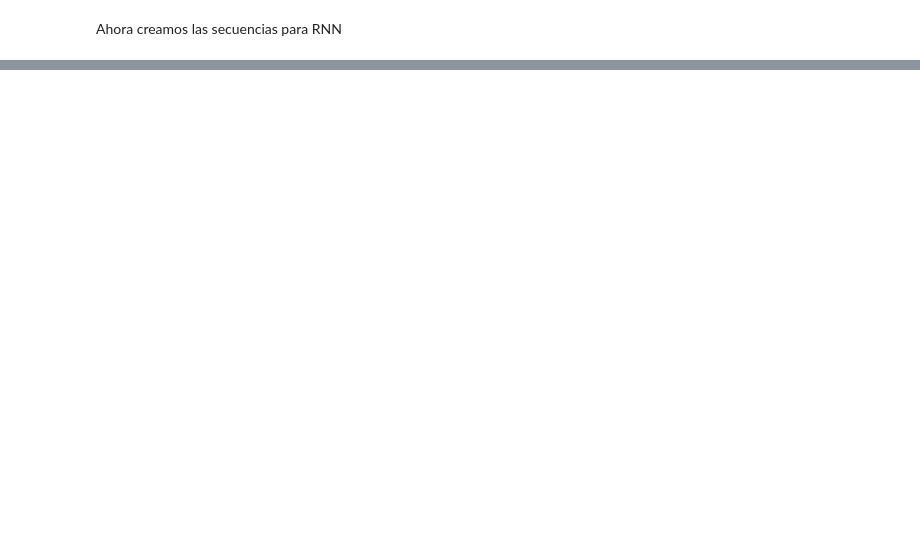
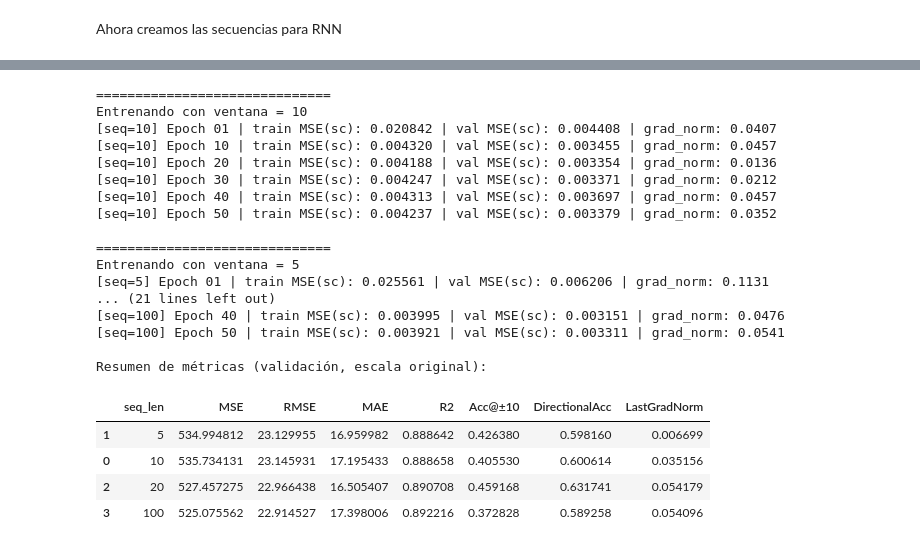
Before and after one commit to donmatthiuz/DeepLearning, a Jupyter notebook: lab5.ipynb, the cells around one changed output, grey strips where cells are left out. Drawn from its saved outputs; the diff is of its cells as text; code cells hidden in the pictures; blank space fills up the shorter version.

```diff
--- a/lab5.ipynb
+++ b/lab5.ipynb
@@ -305,0 +474,45 @@ Forma de y: torch.Size([3255, 1])
+# %%
+windows = [10, 5, 20, 100]
+results = []
+for w in windows:
+    print("\n==============================")
+    print(f"Entrenando con ventana = {w}")
+    res = train_one_setting(seq_len=w, hidden_size=64, lr=1e-3, epochs=50, batch_size=64, grad_clip=1.0, tol=10.0)
+    results.append(res)
+
+# Tabla de resultados
+rows = []
+for r in results:
+    m = r["metrics"]
+    rows.append({
+        "seq_len": r["seq_len"],
+        "MSE": m["MSE"], "RMSE": m["RMSE"], "MAE": m["MAE"], "R2": m["R2"],
+        "Acc@±10": m["Acc@±10.0"], "DirectionalAcc": m["DirectionalAcc"],
+        "LastGradNorm": r["grad_norm_log"][-1] if len(r["grad_norm_log"]) else np.nan
+    })
+summary_df = pd.DataFrame(rows).sort_values("seq_len")
+print("\nResumen de métricas (validación, escala original):")
+display(summary_df)
+# %% [output]
+==============================
+Entrenando con ventana = 10
+[seq=10] Epoch 01 | train MSE(sc): 0.020842 | val MSE(sc): 0.004408 | grad_norm: 0.0407
+[seq=10] Epoch 10 | train MSE(sc): 0.004320 | val MSE(sc): 0.003455 | grad_norm: 0.0457
+[seq=10] Epoch 20 | train MSE(sc): 0.004188 | val MSE(sc): 0.003354 | grad_norm: 0.0136
+[seq=10] Epoch 30 | train MSE(sc): 0.004247 | val MSE(sc): 0.003371 | grad_norm: 0.0212
+[seq=10] Epoch 40 | train MSE(sc): 0.004313 | val MSE(sc): 0.003697 | grad_norm: 0.0457
+[seq=10] Epoch 50 | train MSE(sc): 0.004237 | val MSE(sc): 0.003379 | grad_norm: 0.0352
+
+==============================
+Entrenando con ventana = 5
+[seq=5] Epoch 01 | train MSE(sc): 0.025561 | val MSE(sc): 0.006206 | grad_norm: 0.1131
+... (21 lines left out)
+[seq=100] Epoch 40 | train MSE(sc): 0.003995 | val MSE(sc): 0.003151 | grad_norm: 0.0476
+[seq=100] Epoch 50 | train MSE(sc): 0.003921 | val MSE(sc): 0.003311 | grad_norm: 0.0541
+
+Resumen de métricas (validación, escala original):
+|  | seq_len | MSE | RMSE | MAE | R2 | Acc@±10 | DirectionalAcc | LastGradNorm |
+| 1 | 5 | 534.994812 | 23.129955 | 16.959982 | 0.888642 | 0.426380 | 0.598160 | 0.006699 |
+| 0 | 10 | 535.734131 | 23.145931 | 17.195433 | 0.888658 | 0.405530 | 0.600614 | 0.035156 |
+| 2 | 20 | 527.457275 | 22.966438 | 16.505407 | 0.890708 | 0.459168 | 0.631741 | 0.054179 |
+| 3 | 100 | 525.075562 | 22.914527 | 17.398006 | 0.892216 | 0.372828 | 0.589258 | 0.054096 |
```
Also changed, not shown: parts of 20 cells of this notebook.
